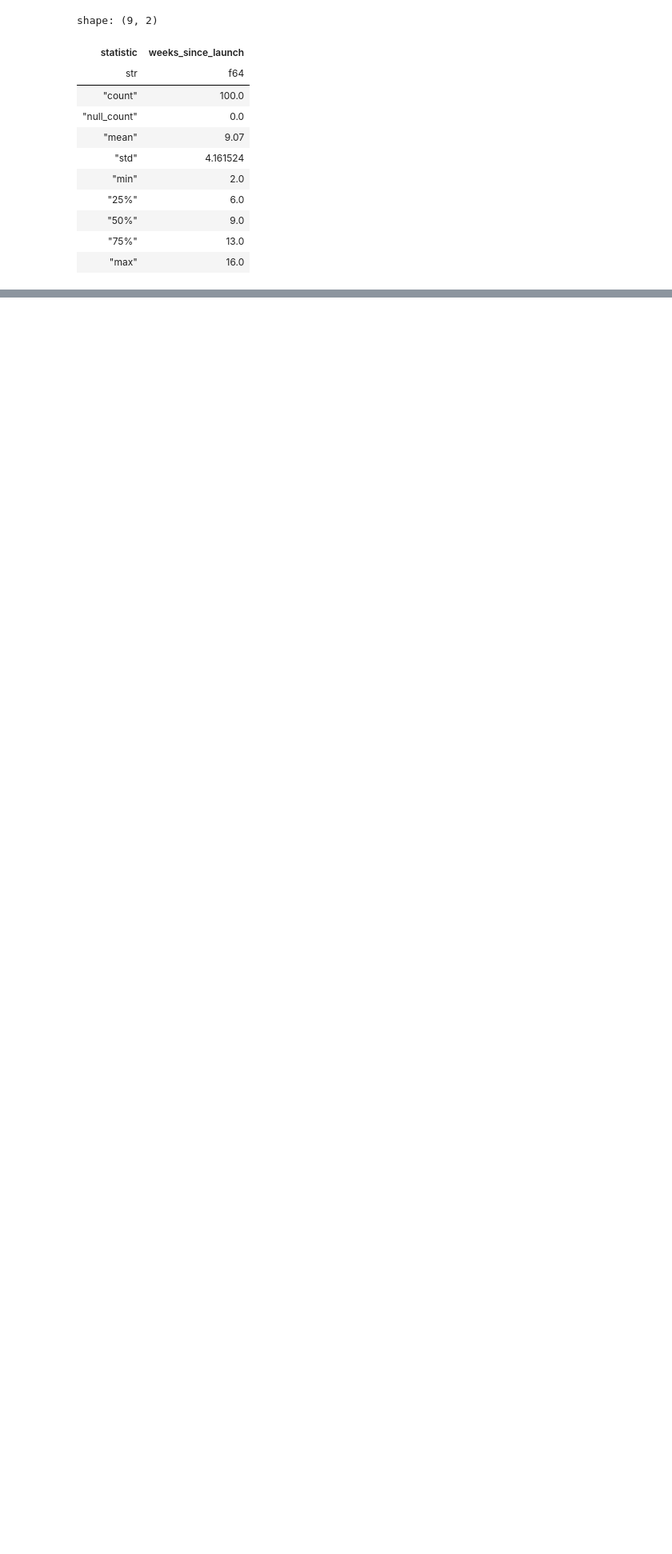
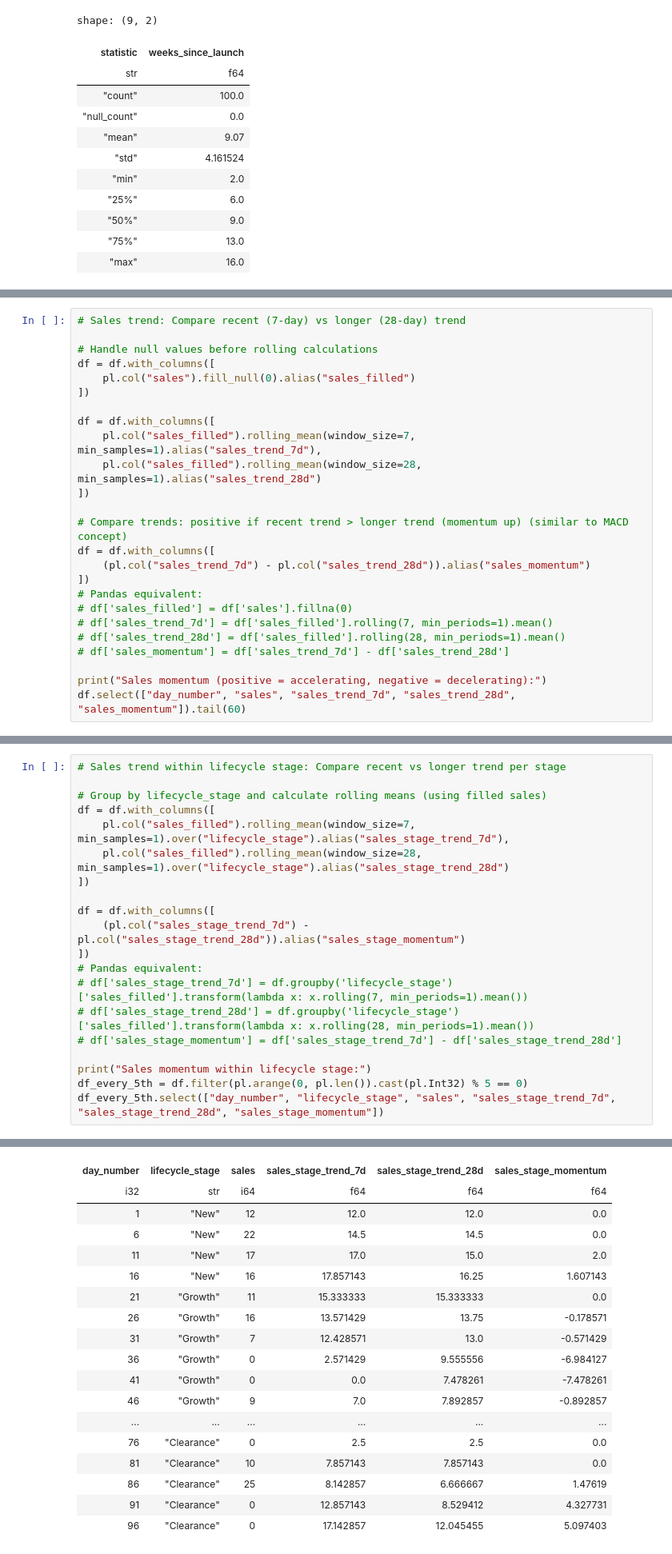
Before and after one commit to dany-stefan/jesta_workspace, a Jupyter notebook: dany_stefan_ml_assessment/tmp_answers_part2.ipynb, the cells around one changed output, grey strips where cells are left out. Shown at 80% size. Cells and saved outputs as stored; diff of their text form; blank space fills up the shorter version.

```diff
--- a/dany_stefan_ml_assessment/tmp_answers_part2.ipynb
+++ b/dany_stefan_ml_assessment/tmp_answers_part2.ipynb
@@ -543,0 +498,25 @@ SchemaError: invalid series dtype: expected `String`, got `date` for series with
+# %%
+# Sales trend: Compare recent (7-day) vs longer (28-day) trend
+
+# Handle null values before rolling calculations
+df = df.with_columns([
+    pl.col("sales").fill_null(0).alias("sales_filled")
+])
+
+df = df.with_columns([
+    pl.col("sales_filled").rolling_mean(window_size=7, min_samples=1).alias("sales_trend_7d"),
+    pl.col("sales_filled").rolling_mean(window_size=28, min_samples=1).alias("sales_trend_28d")
+])
+
+# Compare trends: positive if recent trend > longer trend (momentum up) (similar to MACD concept)
+df = df.with_columns([
+    (pl.col("sales_trend_7d") - pl.col("sales_trend_28d")).alias("sales_momentum")
+])
+# Pandas equivalent:
+# df['sales_filled'] = df['sales'].fillna(0)
+# df['sales_trend_7d'] = df['sales_filled'].rolling(7, min_periods=1).mean()
+# df['sales_trend_28d'] = df['sales_filled'].rolling(28, min_periods=1).mean()
+# df['sales_momentum'] = df['sales_trend_7d'] - df['sales_trend_28d']
+
+print("Sales momentum (positive = accelerating, negative = decelerating):")
+df.select(["day_number", "sales", "sales_trend_7d", "sales_trend_28d", "sales_momentum"]).tail(60)
@@ -543,0 +566,21 @@ SchemaError: invalid series dtype: expected `String`, got `date` for series with
+# %%
+# Sales trend within lifecycle stage: Compare recent vs longer trend per stage
+
+# Group by lifecycle_stage and calculate rolling means (using filled sales)
+df = df.with_columns([
+    pl.col("sales_filled").rolling_mean(window_size=7, min_samples=1).over("lifecycle_stage").alias("sales_stage_trend_7d"),
+    pl.col("sales_filled").rolling_mean(window_size=28, min_samples=1).over("lifecycle_stage").alias("sales_stage_trend_28d")
+])
+
+df = df.with_columns([
+    (pl.col("sales_stage_trend_7d") - pl.col("sales_stage_trend_28d")).alias("sales_stage_momentum")
+])
+# Pandas equivalent:
+# df['sales_stage_trend_7d'] = df.groupby('lifecycle_stage')['sales_filled'].transform(lambda x: x.rolling(7, min_periods=1).mean())
+# df['sales_stage_trend_28d'] = df.groupby('lifecycle_stage')['sales_filled'].transform(lambda x: x.rolling(28, min_periods=1).mean())
+# df['sales_stage_momentum'] = df['sales_stage_trend_7d'] - df['sales_stage_trend_28d']
+
+print("Sales momentum within lifecycle stage:")
+df_every_5th = df.filter(pl.arange(0, pl.len()).cast(pl.Int32) % 5 == 0)
+df_every_5th.select(["day_number", "lifecycle_stage", "sales", "sales_stage_trend_7d", "sales_stage_trend_28d", "sales_stage_momentum"])
+# %% [output]
@@ -543,0 +589,18 @@ SchemaError: invalid series dtype: expected `String`, got `date` for series with
+| day_number | lifecycle_stage | sales | sales_stage_trend_7d | sales_stage_trend_28d | sales_stage_momentum |
+| i32 | str | i64 | f64 | f64 | f64 |
+| 1 | "New" | 12 | 12.0 | 12.0 | 0.0 |
+| 6 | "New" | 22 | 14.5 | 14.5 | 0.0 |
+| 11 | "New" | 17 | 17.0 | 15.0 | 2.0 |
+| 16 | "New" | 16 | 17.857143 | 16.25 | 1.607143 |
+| 21 | "Growth" | 11 | 15.333333 | 15.333333 | 0.0 |
+| 26 | "Growth" | 16 | 13.571429 | 13.75 | -0.178571 |
+| 31 | "Growth" | 7 | 12.428571 | 13.0 | -0.571429 |
+| 36 | "Growth" | 0 | 2.571429 | 9.555556 | -6.984127 |
+| 41 | "Growth" | 0 | 0.0 | 7.478261 | -7.478261 |
+| 46 | "Growth" | 9 | 7.0 | 7.892857 | -0.892857 |
+| ... | ... | ... | ... | ... | ... |
+| 76 | "Clearance" | 0 | 2.5 | 2.5 | 0.0 |
+| 81 | "Clearance" | 10 | 7.857143 | 7.857143 | 0.0 |
+| 86 | "Clearance" | 25 | 8.142857 | 6.666667 | 1.47619 |
+| 91 | "Clearance" | 0 | 12.857143 | 8.529412 | 4.327731 |
+| 96 | "Clearance" | 0 | 17.142857 | 12.045455 | 5.097403 |
```
Also changed, not shown: parts of 20 cells of this notebook.
